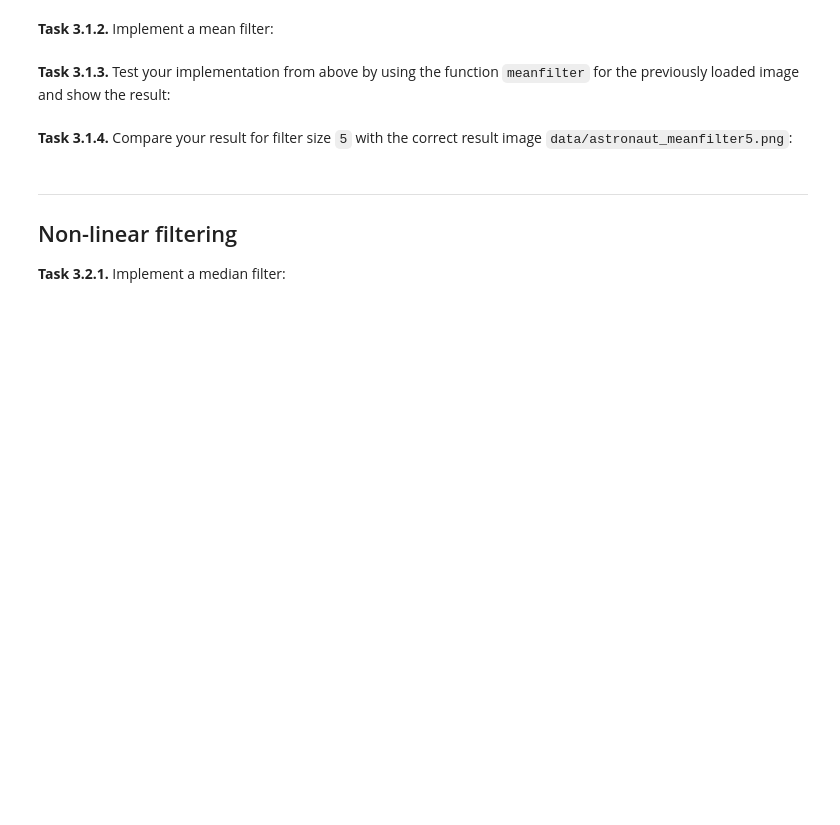
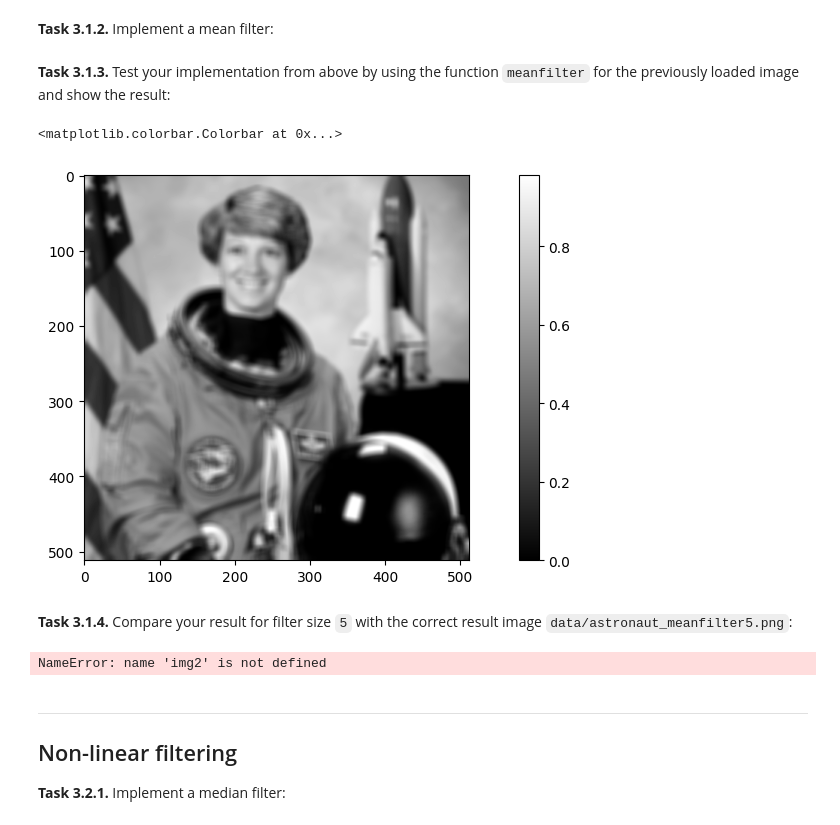
Before and after one commit to acetronomical/mobi-fs3-python, a Jupyter notebook: task3.ipynb, the cells around one changed output. Saved outputs shown, nothing was run; the diff lists cells and outputs as text; code cells hidden in the pictures; blank space fills up the shorter version.

```diff
--- a/task3.ipynb
+++ b/task3.ipynb
@@ -24,16 +24,32 @@ def meanfilter(img, size):
     result = numpy.zeros(img.shape)
     n = (size - 1) // 2
     for p in numpy.ndindex(img.shape):
-        neighborhood_sum = 0
+        neighbourhood_sum = 0
+        count = 1
         for q in numpy.ndindex(size, size):
-         plt.figure(figsize=(13,5))
-        plt.imshow(img)
-    plt.colorbar()
+            i,j = p[0] + q[0] -n, p[1] + q[1] -n
+            if 0 <= i <img.shape[0] and 0 <=j<img.shape[1]:
+                neighbourhood_sum+=img[i,j]
+                count +=1
+            result[p] = neighbourhood_sum/count
     return result
 # %% [markdown]
 **<a id="#">Task 3.1.3.</a>** Test your implementation from above by using the function `meanfilter` for the previously loaded image and show the result:
+# %%
+filtered_image = img.copy()
+filtered_image = meanfilter(img, 9)
+plt.figure(figsize=(13,5))
+plt.imshow(filtered_image, 'gray')
+plt.colorbar()
+# %% [output]
+<matplotlib.colorbar.Colorbar at 0x...>
+[figure, added]
 # %% [markdown]
 **<a id="#">Task 3.1.4.</a>** Compare your result for filter size `5` with the correct result image `data/astronaut_meanfilter5.png`:
+# %%
+assert numpy.allclose(img1, img2, atol=1/255)
+# %% [output]
+NameError: name 'img2' is not defined
 # %% [markdown]
 ---
 
```
